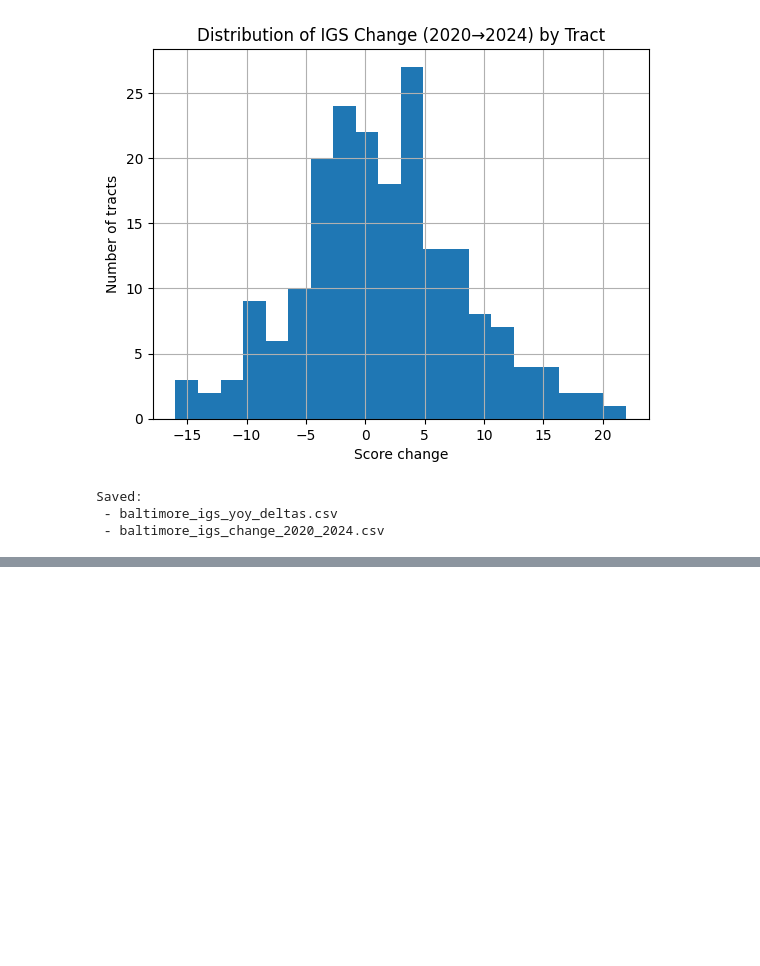
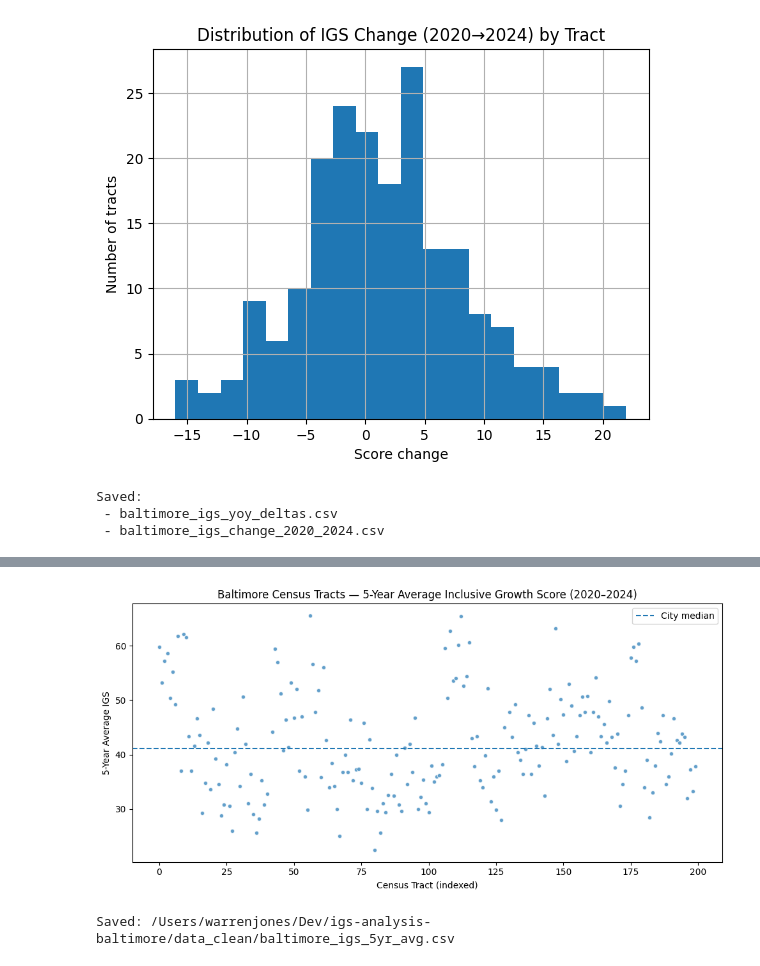
Before and after one commit to sparkcrafted/igs-analysis-baltimore, a Jupyter notebook: notebooks/02_trend_analysis.ipynb, the cells around one changed output, grey strips where cells are left out. Saved outputs shown, nothing was run; the diff lists cells and outputs as text; code cells hidden in the pictures; blank space fills up the shorter version.

```diff
--- a/notebooks/02_trend_analysis.ipynb
+++ b/notebooks/02_trend_analysis.ipynb
@@ -164,0 +210,12 @@ Saved:
+# %%
+## 5-Year Average IGS by Census Tract (Baltimore)
+
+# --- Compute 5-year IGS averages per tract ---
+tract_avgs = (
+    merged.groupby("geoid")[score_col]
+    .mean()
+    .reset_index()
+    .rename(columns={score_col: "igs_5yr_avg"})
+)
+print(f"Computed 5-year averages for {len(tract_avgs)} tracts.")
+tract_avgs.head()
@@ -164,0 +230,18 @@ Saved:
+# %%
+import matplotlib.pyplot as plt
+
+plt.figure(figsize=(10,5))
+plt.scatter(range(len(tract_avgs)), tract_avgs["igs_5yr_avg"],
+            alpha=0.7, s=22, edgecolor="white")
+plt.axhline(tract_avgs["igs_5yr_avg"].median(), linestyle="--", label="City median")
+plt.title("Baltimore Census Tracts — 5-Year Average Inclusive Growth Score (2020–2024)")
+plt.xlabel("Census Tract (indexed)"); plt.ylabel("5-Year Average IGS"); plt.legend()
+plt.tight_layout(); plt.show()
+# %% [output]
+[figure, added]
+# %%
+out_avg = CLEAN_DIR / "baltimore_igs_5yr_avg.csv"
+tract_avgs.to_csv(out_avg, index=False)
+print("Saved:", out_avg)
+# %% [output]
+Saved: /Users/warrenjones/Dev/igs-analysis-baltimore/data_clean/baltimore_igs_5yr_avg.csv
```
Also changed, not shown: parts of 4 cells of this notebook, 20 other files.
